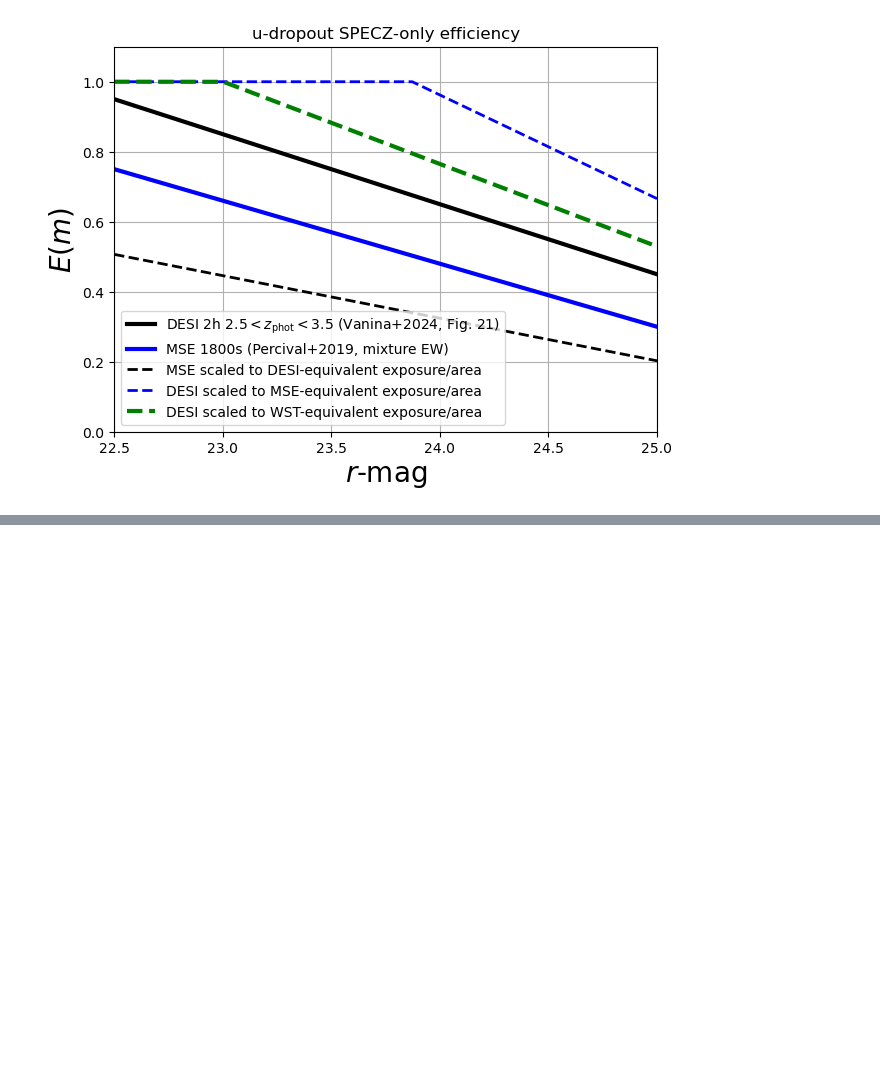
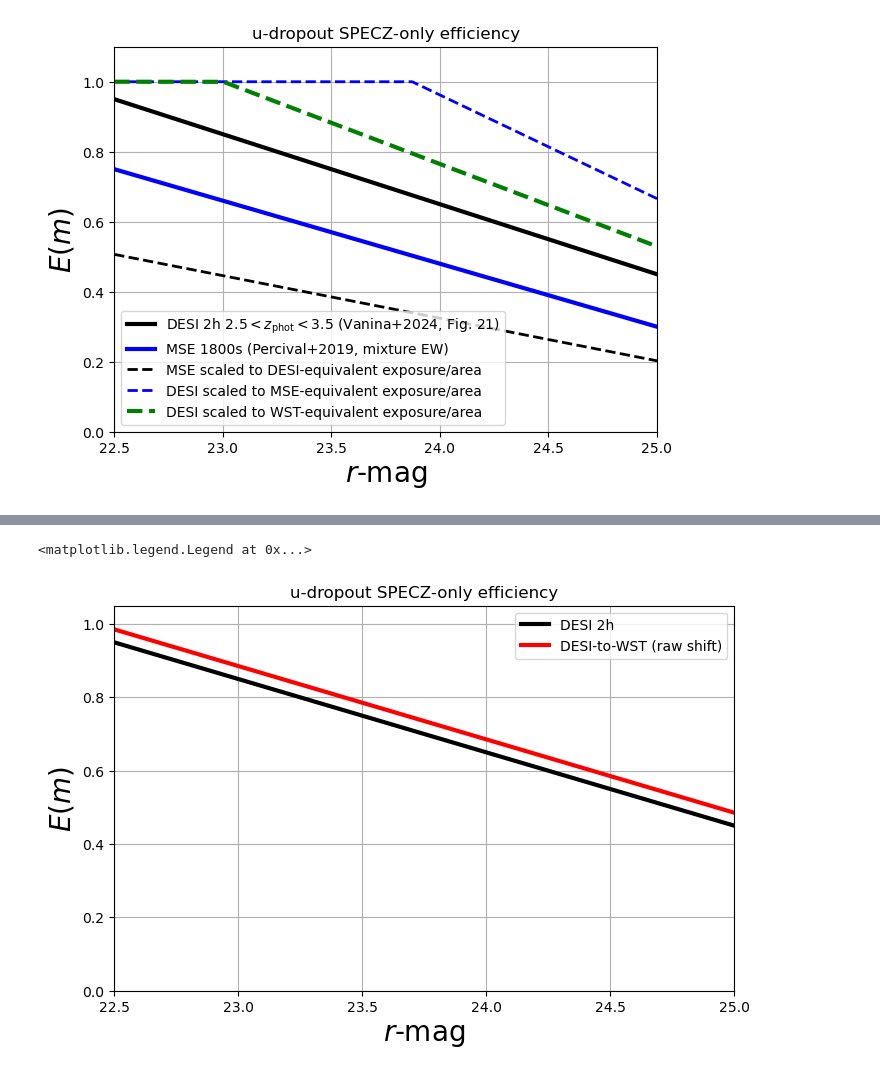
Before and after one commit to WST-Cosmology/WP221_Target_selection, a Jupyter notebook: survey_design/example_LBG_SPECZ_efficiency.ipynb, the cells around one changed output, grey strips where cells are left out. Drawn from its saved outputs; the diff is of its cells as text; code cells hidden in the pictures; blank space fills up the shorter version.

```diff
--- a/survey_design/example_LBG_SPECZ_efficiency.ipynb
+++ b/survey_design/example_LBG_SPECZ_efficiency.ipynb
@@ -56,0 +157,65 @@ np.float64(1.480263157894737)
+# %%
+# --- S/N-based rescaling: horizontal magnitude shift ---
+
+import numpy as np
+import matplotlib.pyplot as plt
+
+# Magnitude range
+m_vals = np.linspace(22., 26, 3400)
+
+# Efficiency curves
+def E_mse_udrop_single_exp(m):
+    return np.minimum(np.maximum((-0.18*m + 4.8), 0), 1)
+
+def E_desi_udrop_single_exp(m):
+    return np.minimum(np.maximum(-0.2*(m-23.5) + 0.75, 0), 1)
+
+# Exposure times and collecting areas
+tMSE = 1000
+SMSE = 12**2
+
+tDESI = 2 * 60 * 60
+SDESI = 3.8**2
+
+# S/N scaling factor
+alpha_DESI_to_MSE = np.sqrt(tMSE * SMSE) / np.sqrt(tDESI * SDESI)
+
+# ----------------------------------------------------
+# Plot
+# ----------------------------------------------------
+plt.figure(figsize=(8,5))
+
+plt.title('u-dropout SPECZ-only efficiency')
+
+# Original curves
+plt.plot(
+    m_vals,
+    E_desi_udrop_single_exp(m_vals),
+    'k',
+    lw=3,
+    label=r'DESI 2h'
+)
+
+plt.plot(
+    m_vals,
+    E_desi_udrop_single_exp(m_vals - 2.5*np.log10(alpha_DESI_to_MSE )),
+    'r',
+    lw=3,
+    label=r'DESI-to-WST (raw shift)'
+)
+
+
+
+
+# Cosmetics
+plt.xlabel(r'$r$-mag', fontsize=20)
+plt.ylabel(r'$E(m)$', fontsize=20)
+
+plt.xlim(22.5, 25)
+plt.ylim(0, 1.05)
+
+plt.grid()
+plt.legend()
+# %% [output]
+<matplotlib.legend.Legend at 0x...>
+[figure, added]
```
Also changed, not shown: parts of 7 cells of this notebook, 5 other files.
